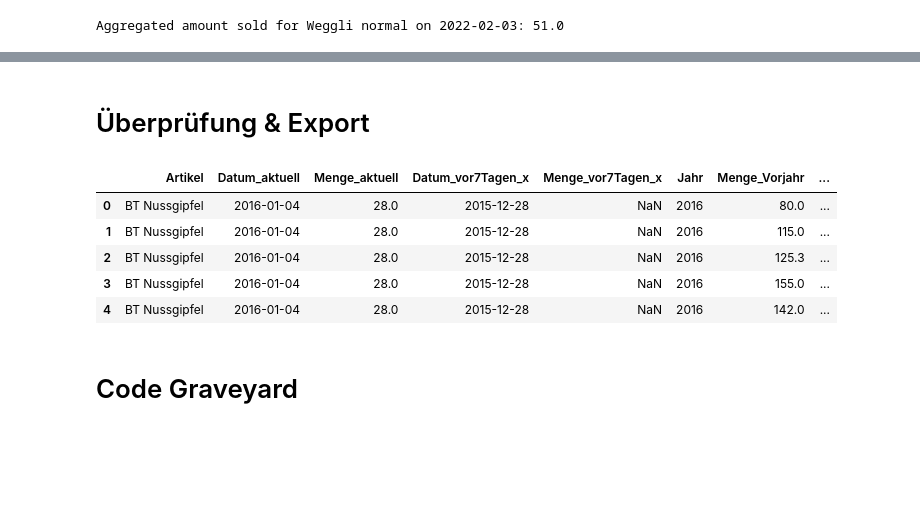
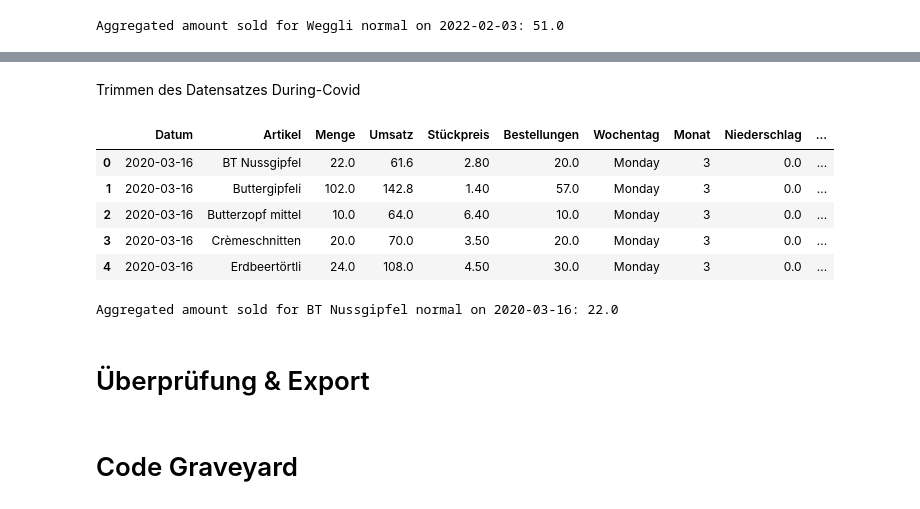
Before and after one commit to mrtz-wssl/KI_in_KMU, a Jupyter notebook: Feature Engineering.ipynb, the cells around one changed output, grey strips where cells are left out. Cells and saved outputs as stored; diff of their text form; code cells hidden in the pictures; blank space fills up the shorter version.

```diff
--- a/Feature Engineering.ipynb
+++ b/Feature Engineering.ipynb
@@ -1301,0 +1356,10 @@ Aggregated amount sold for Weggli normal on 2022-02-03: 51.0
+# %%
+import pandas as pd
+
+# Konvertiere das Datum in ein datetime-Format
+data['Datum'] = pd.to_datetime(data['Datum'])
+
+# Splitte den Datensatz
+data_duringcovid = data.loc[(data['Datum'] >= '2020-03-16') & (data['Datum'] <= '2022-02-11')]
+
+data_duringcovid.head()
@@ -1302,13 +1373,35 @@ Aggregated amount sold for Weggli normal on 2022-02-03: 51.0
+# %% [markdown]
+Trimmen des Datensatzes During-Covid
+# %%
+# Entferne Zeilen mit NaN
+data_duringcovid.dropna()
+
+# Spalten Uhrzeit und Jahr entfernen
+data_duringcovid.drop(['Uhrzeit', 'Jahr'], axis=1)
+
+# Gruppiere nach 'Datum' und 'Artikel' und summiere die Werte und gib den Durschnittswert für Bestellungen
+data_merged_duringcovid = data_duringcovid.groupby(['Datum', 'Artikel'], as_index=False).agg({'Menge': 'sum', 'Umsatz': 'sum', 'Bestellungen': 'mean', 'Niederschlag': 'sum', 'Temperatur Schnitt Tag': 'mean', 'Niederschlag Summe Tag': 'sum', 'Globalstrahlung Schnitt Tag': 'mean', 'Stunde': 'first', 'Wochentag': 'first', 'Monat': 'first', 'Stückpreis': 'first', 'Feiertag Name': 'first', 'Vortag von': 'first', 'Ferienzeit TG': 'first', 'Ferienzeit SG': 'first', 'Geschmack': 'first', 'Fastenzeit': 'first', 'Ramadan': 'first', 'Zahlungsfrist': 'first', 'Steuerfrist April': 'first', 'Steuerfrist September': 'first'})
+
+# Reihenfolge der Spalten ändern
+data_merged_duringcovid = data_merged_duringcovid[['Datum', 'Artikel', 'Menge', 'Umsatz', 'Stückpreis', 'Bestellungen', 'Wochentag', 'Monat', 'Niederschlag', 'Temperatur Schnitt Tag', 'Niederschlag Summe Tag', 'Globalstrahlung Schnitt Tag', 'Feiertag Name', 'Vortag von', 'Ferienzeit TG', 'Ferienzeit SG', 'Geschmack', 'Fastenzeit', 'Ramadan', 'Zahlungsfrist', 'Steuerfrist April', 'Steuerfrist September']]
+data_merged_duringcovid.head()
+# %% [output]
+|  | Datum | Artikel | Menge | Umsatz | Stückpreis | Bestellungen | Wochentag | Monat | Niederschlag | ... |
+| 0 | 2020-03-16 | BT Nussgipfel | 22.0 | 61.6 | 2.80 | 20.0 | Monday | 3 | 0.0 | ... |
+| 1 | 2020-03-16 | Buttergipfeli | 102.0 | 142.8 | 1.40 | 57.0 | Monday | 3 | 0.0 | ... |
+| 2 | 2020-03-16 | Butterzopf mittel | 10.0 | 64.0 | 6.40 | 10.0 | Monday | 3 | 0.0 | ... |
+| 3 | 2020-03-16 | Crèmeschnitten | 20.0 | 70.0 | 3.50 | 20.0 | Monday | 3 | 0.0 | ... |
+| 4 | 2020-03-16 | Erdbeertörtli | 24.0 | 108.0 | 4.50 | 30.0 | Monday | 3 | 0.0 | ... |
+# %%
+# Test
+# Filter the dataframe to include only "Weggli Normal" on 2022-02-07, and aggregate the "Menge" column
+agg_amount = data.loc[(data['Artikel'] == 'BT Nussgipfel') & (data['Datum'] == pd.to_datetime('2020-03-16')), 'Menge'].sum()
+
+# Print the aggregated amount sold
+print(f"Aggregated amount sold for BT Nussgipfel normal on 2020-03-16: {agg_amount}")
+# %% [output]
+Aggregated amount sold for BT Nussgipfel normal on 2020-03-16: 22.0
 # %% [markdown]
 # Überprüfung & Export
-# %%
-merged_data.head()
-# %% [output]
-|  | Artikel | Datum_aktuell | Menge_aktuell | Datum_vor7Tagen_x | Menge_vor7Tagen_x | Jahr | Menge_Vorjahr | ... |
-| 0 | BT Nussgipfel | 2016-01-04 | 28.0 | 2015-12-28 | NaN | 2016 | 80.0 | ... |
-| 1 | BT Nussgipfel | 2016-01-04 | 28.0 | 2015-12-28 | NaN | 2016 | 115.0 | ... |
-| 2 | BT Nussgipfel | 2016-01-04 | 28.0 | 2015-12-28 | NaN | 2016 | 125.3 | ... |
-| 3 | BT Nussgipfel | 2016-01-04 | 28.0 | 2015-12-28 | NaN | 2016 | 155.0 | ... |
-| 4 | BT Nussgipfel | 2016-01-04 | 28.0 | 2015-12-28 | NaN | 2016 | 142.0 | ... |
 # %% [markdown]
 # Code Graveyard
```
Also changed, not shown: parts of 8 cells of this notebook.
